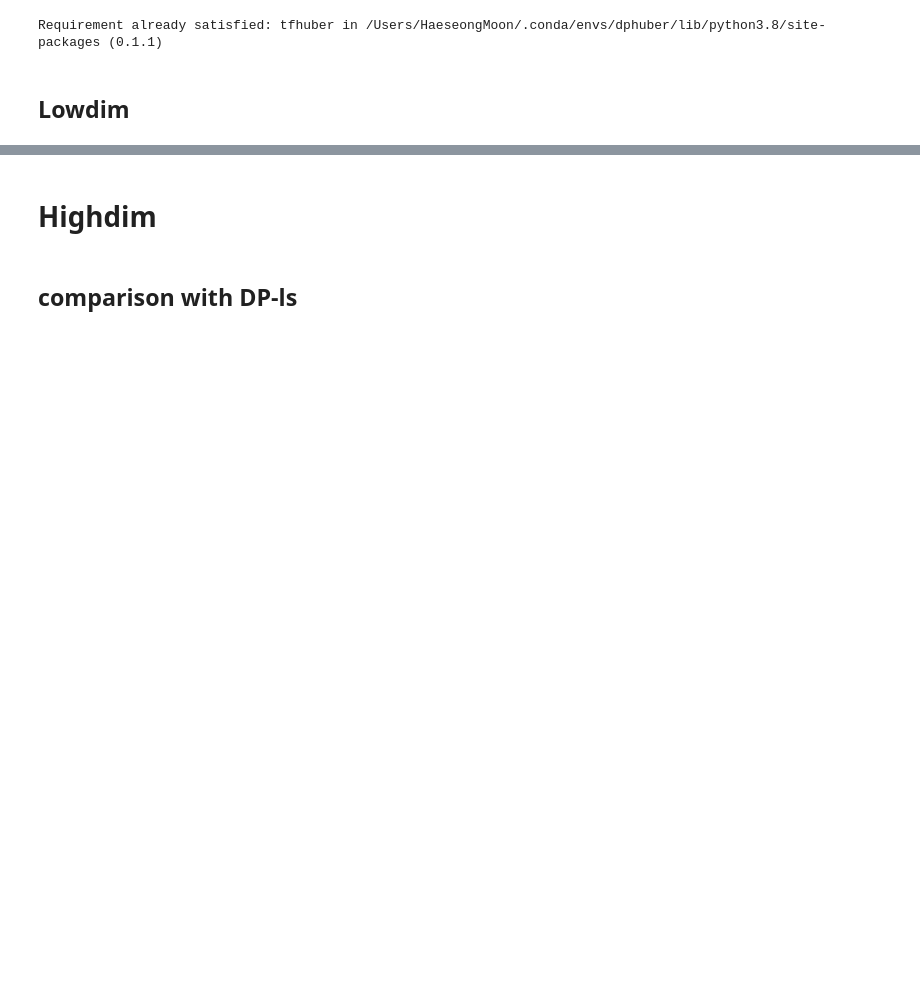
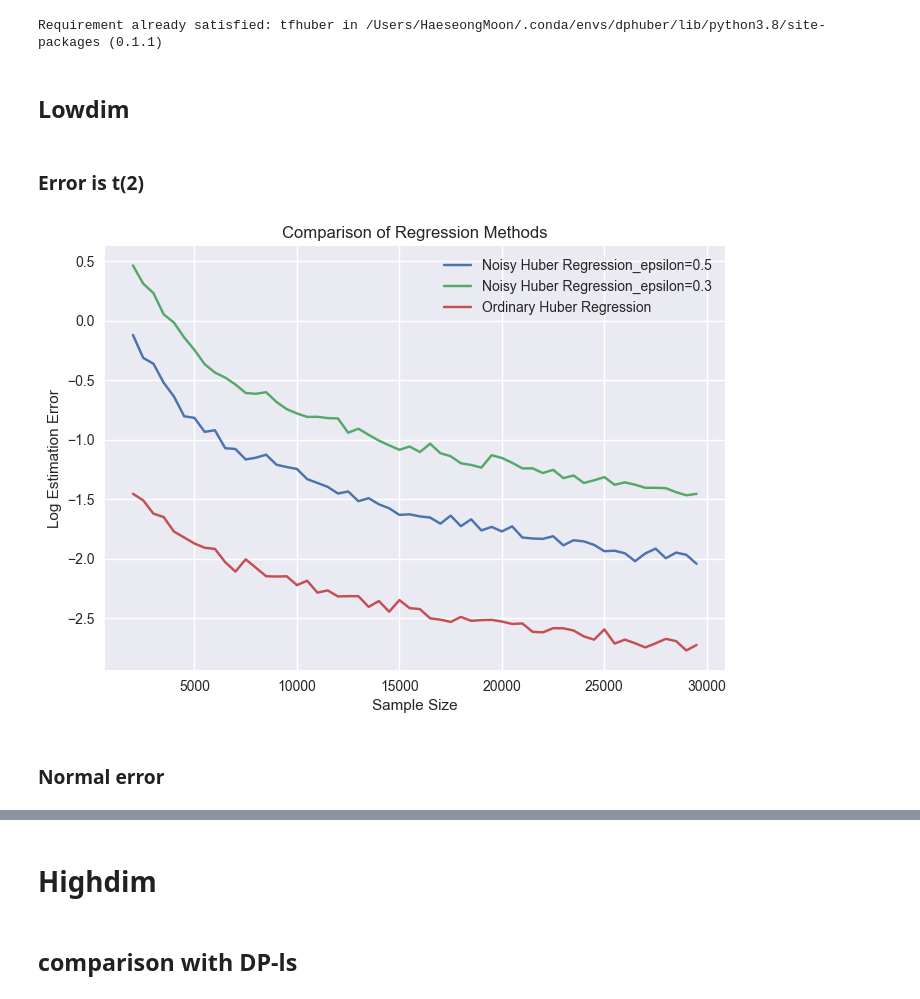
Before and after one commit to hsmoonjohn/DPHuber, a Jupyter notebook: DP_Huber_sim.ipynb, the cells around one changed output, grey strips where cells are left out. Saved outputs shown, nothing was run; the diff lists cells and outputs as text; code cells hidden in the pictures; blank space fills up the shorter version.

```diff
--- a/DP_Huber_sim.ipynb
+++ b/DP_Huber_sim.ipynb
@@ -56,6 +59,8 @@ Requirement already satisfied: tfhuber in /Users/HaeseongMoon/.conda/envs/dphube
 import tfHuber as tf
 # %% [markdown]
 ## Lowdim
+# %% [markdown]
+### Error is t(2)
 # %%
 # Parameters
 d = 5
@@ -81,16 +86,16 @@ for n in sample_sizes:
         truebeta = np.random.normal(0, 1, d)
         truebeta /= np.linalg.norm(truebeta)
         #Y = X.dot(truebeta) + np.random.normal(0, 4, n)+1
-        Y = X.dot(truebeta) + rgt.standard_t(2.2, n) +1
+        Y = X.dot(truebeta) + rgt.standard_t(2, n) +1
         beta0 = np.zeros(d+1)
 
         # Noisy Huber Regression1
         noisy_huber_regression = huberReg(X, Y)
-        noisy_huber_result = noisy_huber_regression.noisy_huber_reg_lowdim(beta0=beta0, epsilon=epsilon, T=T, delta=delta, eta=eta)
+        noisy_huber_result = noisy_huber_regression.noisy_huber_reg_lowdim(beta0=beta0, epsilon=epsilon, T=T, delta=10/(n**1.1), eta=eta)
         errors_noisy.append(l2_distance(noisy_huber_result[0][1:], truebeta))
         # Noisy Huber Regression2
         noisy_huber_regression = huberReg(X, Y)
-        noisy_huber_result2 = noisy_huber_regression.noisy_huber_reg_lowdim(beta0=beta0, epsilon=epsilon2, T=T, delta=delta, eta=eta)
+        noisy_huber_result2 = noisy_huber_regression.noisy_huber_reg_lowdim(beta0=beta0, epsilon=epsilon2, T=T, delta=10/(n**1.1), eta=eta)
         errors_noisy2.append(l2_distance(noisy_huber_result2[0][1:], truebeta))
         #Ordinary Huber
         huber_reg = HuberRegressor().fit(X, Y)
@@ -100,14 +105,19 @@ for n in sample_sizes:
     mean_errors_noisy2.append(np.mean(errors_noisy2))
     mean_errors_ordinary.append(np.mean(errors_ord))
 # %%
+plt.style.use('seaborn-v0_8')
 plt.plot(sample_sizes, np.log(mean_errors_noisy), label='Noisy Huber Regression_epsilon=0.5')
 plt.plot(sample_sizes, np.log(mean_errors_noisy2), label='Noisy Huber Regression_epsilon=0.3')
 plt.plot(sample_sizes, np.log(mean_errors_ordinary), label='Ordinary Huber Regression')
 #plt.plot(sample_sizes, mean_errors_between, label='error between estimator')
 plt.xlabel('Sample Size')
 plt.ylabel('Log Estimation Error')
 plt.title('Comparison of Regression Methods')
 plt.legend()
-#plt.savefig('my_plot_t22.png', dpi=300)
+plt.savefig('lowdim_t2_comparison.png', dpi=300)
 plt.show()
+# %% [output]
+[figure, added]
+# %% [markdown]
+### Normal error
 # %%
```
Also changed, not shown: parts of 41 cells of this notebook, 1 other file.
